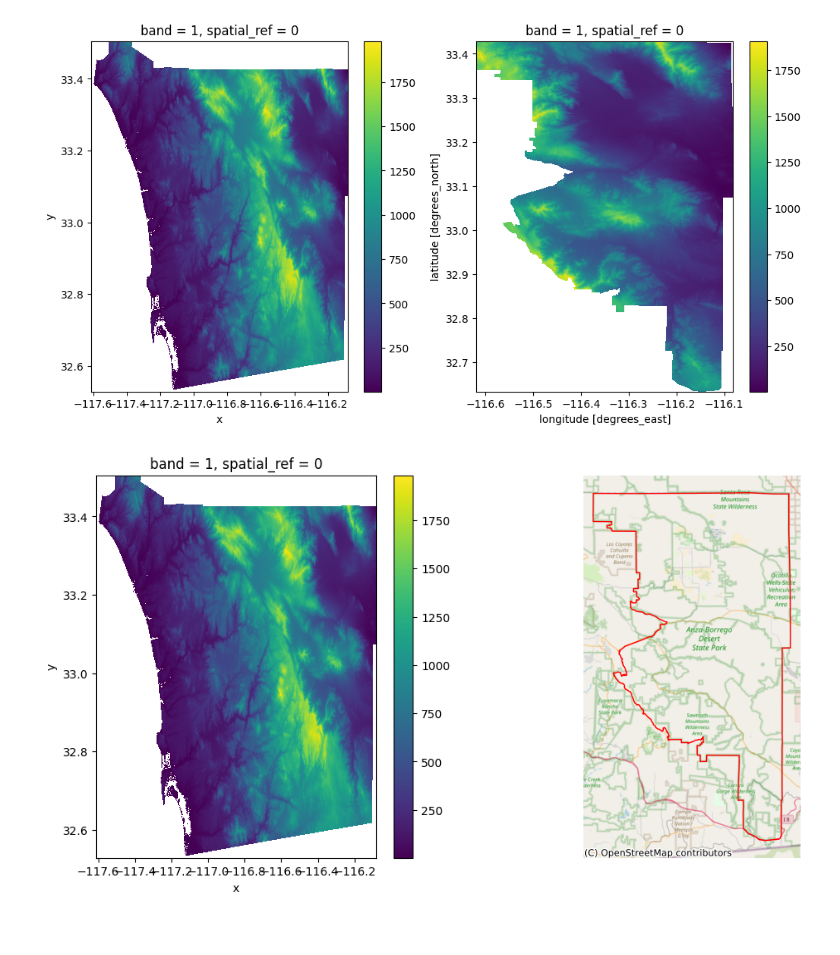
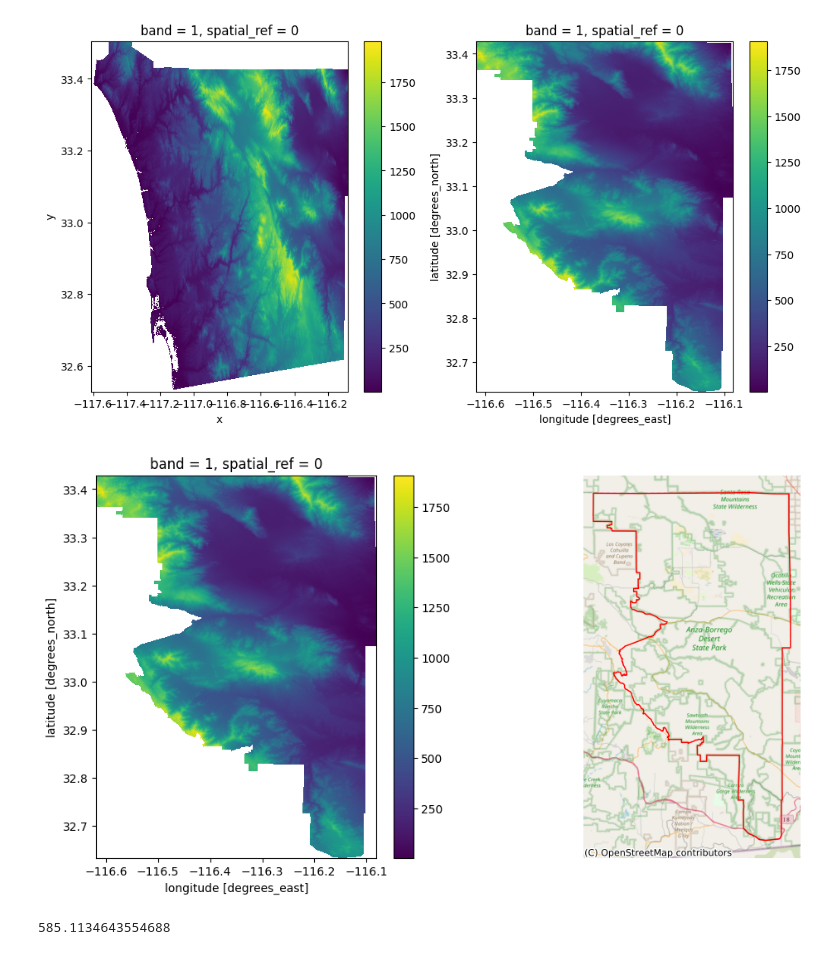
Before and after one commit to arunrajks/geospatial_analysis, a Jupyter notebook: pixels_to_polygons.ipynb, the cells around one changed output. Saved outputs shown, nothing was run; the diff lists cells and outputs as text; code cells hidden in the pictures.

```diff
--- a/pixels_to_polygons.ipynb
+++ b/pixels_to_polygons.ipynb
@@ -29,8 +29,8 @@ dem.where(dem > 0).plot.imshow(figsize=(10, 6))
 [figure]
 # %%
 # sandeogo neighbourhoods
-sand_area = gpd.read_file('data/sandiego_tracts.gpkg')
-sand_area.head()
+sandiago_area = gpd.read_file('data/sandiego_tracts.gpkg')
+sandiago_area.head()
 # %% [output]
 |  | GEOID | median_age | total_pop | total_pop_white | tt_work | hh_total | hh_female | total_bachelor | ... |
 | 0 | 06073018300 | 37.1 | 2590.0 | 2375.0 | 1299.0 | 2590.0 | 137.0 | 0.0 | ... |
@@ -48,7 +48,8 @@ sand_area.to_crs('EPSG:4326').plot()
 # computing zonal statistics,
 # zonal here cane be any geometry like a polygon
 
-largest_tract0 = sand_area.query(f'area_sqm == {sand_area.area_sqm.max()} ')
+largest_tract0 = sandiago_area.query(
+    f'area_sqm == {sandiago_area.area_sqm.max()} ')
 largest_tract0
 # %% [output]
 |  | GEOID | median_age | total_pop | total_pop_white | tt_work | hh_total | hh_female | total_bachelor | ... |
@@ -66,7 +67,8 @@ largest_tract
 # %%
 # Clip the elevation for the largest tract from dem dataset
 
-dem_clip = dem.rio.clip([largest_tract.__geo_interface__], crs=sand_area.crs)
+dem_clip = dem.rio.clip(
+    [largest_tract.__geo_interface__], crs=sandiago_area.crs)
 # %%
 # dem1 = dem.rio.write_crs(sand_area.crs)
 # %%
@@ -82,18 +84,22 @@ dem_clip.where(dem_clip > 0).plot.imshow(ax=axs[1])
 # %%
 import matplotlib.pyplot as plt
 from shapely.geometry import mapping
 fig, axs = plt.subplots(1, 2, figsize=(12, 6))
-dem0 = dem.where(dem > 0)
 
 
-dem.where(dem > 0).plot.imshow(ax=axs[0],)
+dem_clip.where(dem_clip > 0).plot.imshow(ax=axs[0],)
 
 
 largest_tract0.plot(
     ax=axs[1], edgecolor="red", facecolor="none")
 axs[1].set_axis_off()
 cx.add_basemap(
     axs[1], crs=largest_tract0.crs,  source=cx.providers.OpenStreetMap.Mapnik,
 )
 # %% [output]
-[figure, old version]
+[figure, new version]
+# %%
+average_elevation = dem_clip.where(dem_clip > 0).mean()
+float(average_elevation)
+# %% [output]
+585.1134643554688
```
Also changed, not shown: parts of 5 cells of this notebook.
